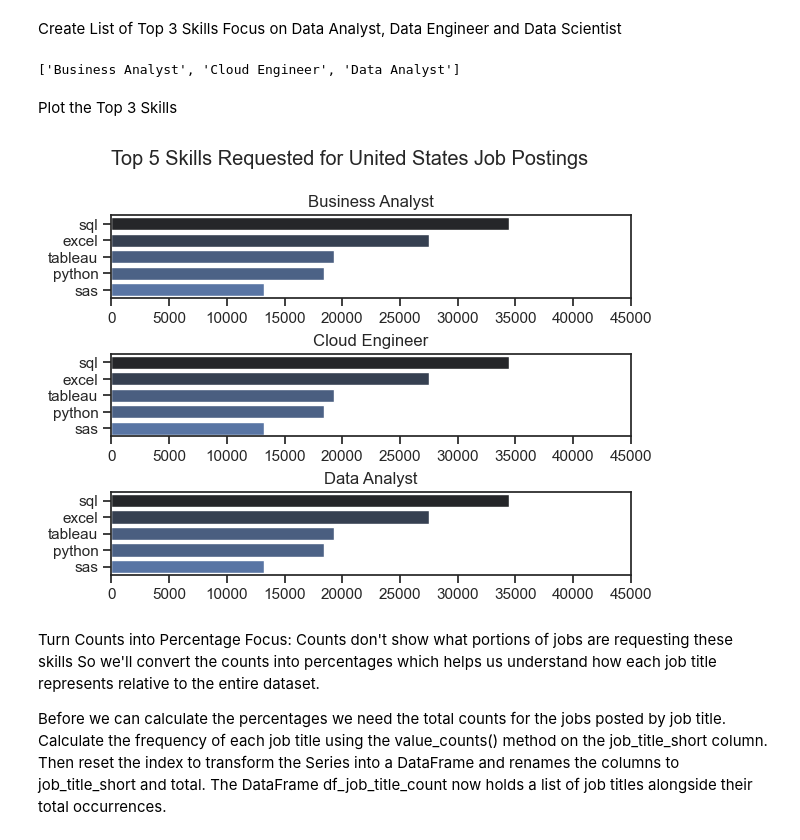
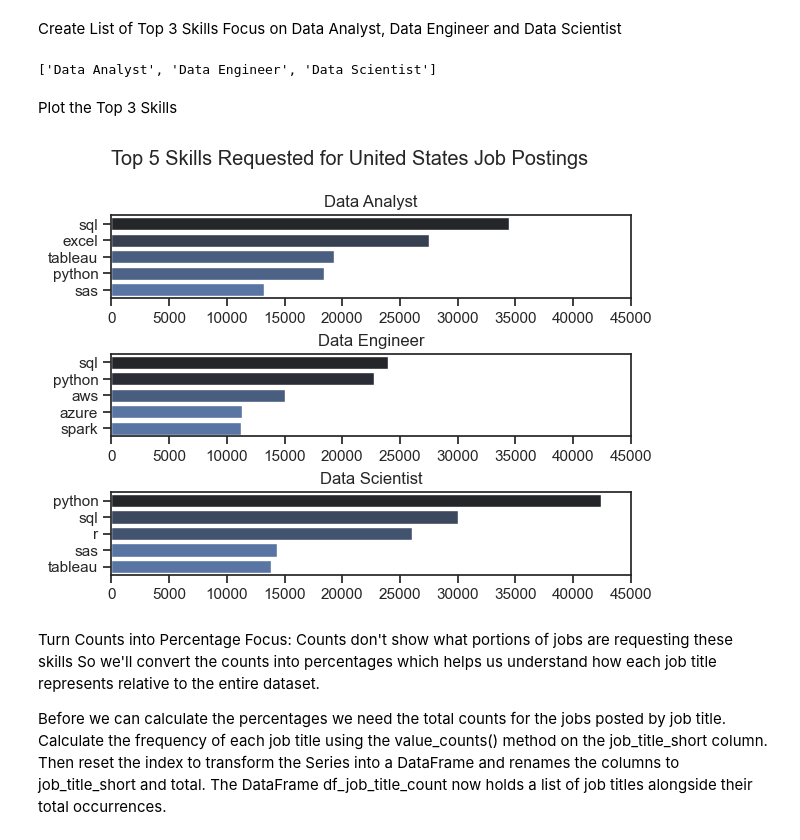
Before and after one commit to phoebecyang/3_Project, a Jupyter notebook: 2_Skill_Demands.ipynb, the cells around one changed output. Saved outputs shown, nothing was run; the diff lists cells and outputs as text; code cells hidden in the pictures.

```diff
--- a/2_Skill_Demands.ipynb
+++ b/2_Skill_Demands.ipynb
@@ -65,31 +65,31 @@ Create List of Top 3 Skills
 Focus on Data Analyst, Data Engineer and Data Scientist
 # %%
 job_titles = df_US_skills_count['job_title_short'].unique().tolist()
-job_titles = sorted(job_titles)[:3]
+job_titles = sorted((job_titles)[:3])
 job_titles
 # %% [output]
-['Business Analyst', 'Cloud Engineer', 'Data Analyst']
+['Data Analyst', 'Data Engineer', 'Data Scientist']
 # %% [markdown]
 Plot the Top 3 Skills
 # %%
 fig, ax = plt.subplots(len(job_titles),1)
 
 sns.set_theme(style='ticks')
 
 for i, job_title in enumerate(job_titles):
-    df_plot = df_US_skills_count[df_US_skills_count['job_title_short'] == title].head(5)[::-1]
+    df_plot = df_US_skills_count[df_US_skills_count['job_title_short'] == job_title].head(5)[::-1]
     sns.barplot(data=df_plot,x='skill_count', y='job_skills', ax=ax[i], hue='skill_count', palette='dark:b_r')
     ax[i].set_title(job_title)
     ax[i].invert_yaxis()
     ax[i].set_xlabel('')
     ax[i].set_ylabel('')
     ax[i].get_legend().remove()
     ax[i].set_xlim(0, 45000)
 fig.suptitle('Top 5 Skills Requested for United States Job Postings')
 fig.tight_layout(h_pad=0.5)
 plt.show()
 # %% [output]
-[figure, old version]
+[figure, new version]
 # %% [markdown]
 Turn Counts into Percentage
 Focus: Counts don't show what portions of jobs are requesting these skills
```
Also changed, not shown: parts of 1 cell of this notebook.
